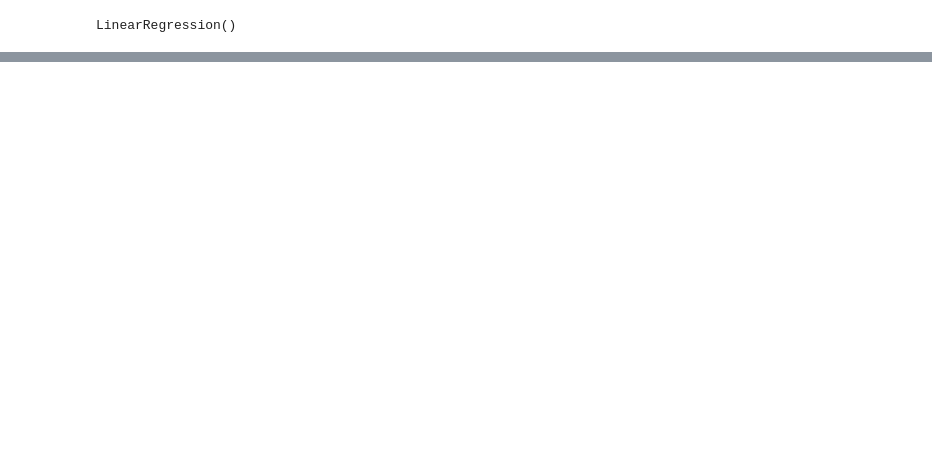
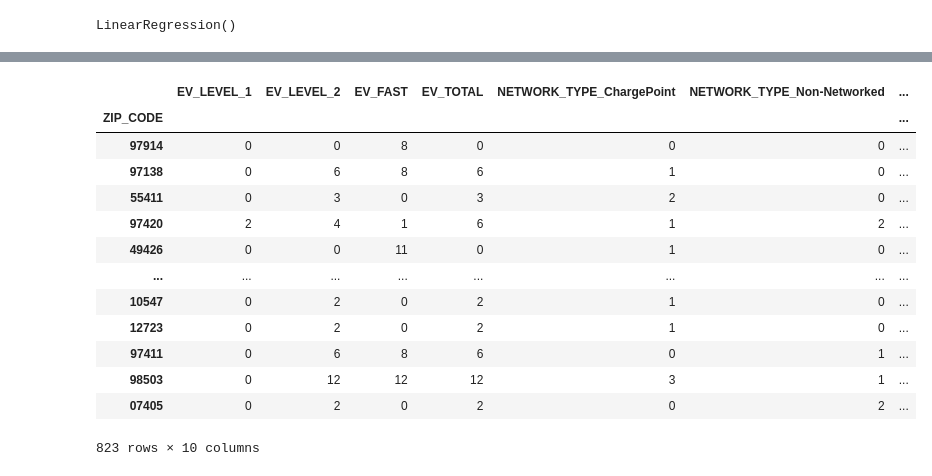
Before and after one commit to jmmadson/data_miners, a Jupyter notebook: ML_Model/data_miners_linear.ipynb, the cells around one changed output, grey strips where cells are left out. Drawn from its saved outputs; the diff is of its cells as text; code cells hidden in the pictures; blank space fills up the shorter version.

```diff
--- a/ML_Model/data_miners_linear.ipynb
+++ b/ML_Model/data_miners_linear.ipynb
@@ -337,0 +304,17 @@ print(multi_y_pred.shape)
+# %%
+ml_out_df
+# %% [output]
+|  | EV_LEVEL_1 | EV_LEVEL_2 | EV_FAST | EV_TOTAL | NETWORK_TYPE_ChargePoint | NETWORK_TYPE_Non-Networked | ... |
+| ZIP_CODE |  |  |  |  |  |  | ... |
+| 97914 | 0 | 0 | 8 | 0 | 0 | 0 | ... |
+| 97138 | 0 | 6 | 8 | 6 | 1 | 0 | ... |
+| 55411 | 0 | 3 | 0 | 3 | 2 | 0 | ... |
+| 97420 | 2 | 4 | 1 | 6 | 1 | 2 | ... |
+| 49426 | 0 | 0 | 11 | 0 | 1 | 0 | ... |
+| ... | ... | ... | ... | ... | ... | ... | ... |
+| 10547 | 0 | 2 | 0 | 2 | 1 | 0 | ... |
+| 12723 | 0 | 2 | 0 | 2 | 1 | 0 | ... |
+| 97411 | 0 | 6 | 8 | 6 | 0 | 1 | ... |
+| 98503 | 0 | 12 | 12 | 12 | 3 | 1 | ... |
+| 07405 | 0 | 2 | 0 | 2 | 0 | 2 | ... |
+823 rows × 10 columns
```
Also changed, not shown: parts of 37 cells of this notebook, 4 other files.
